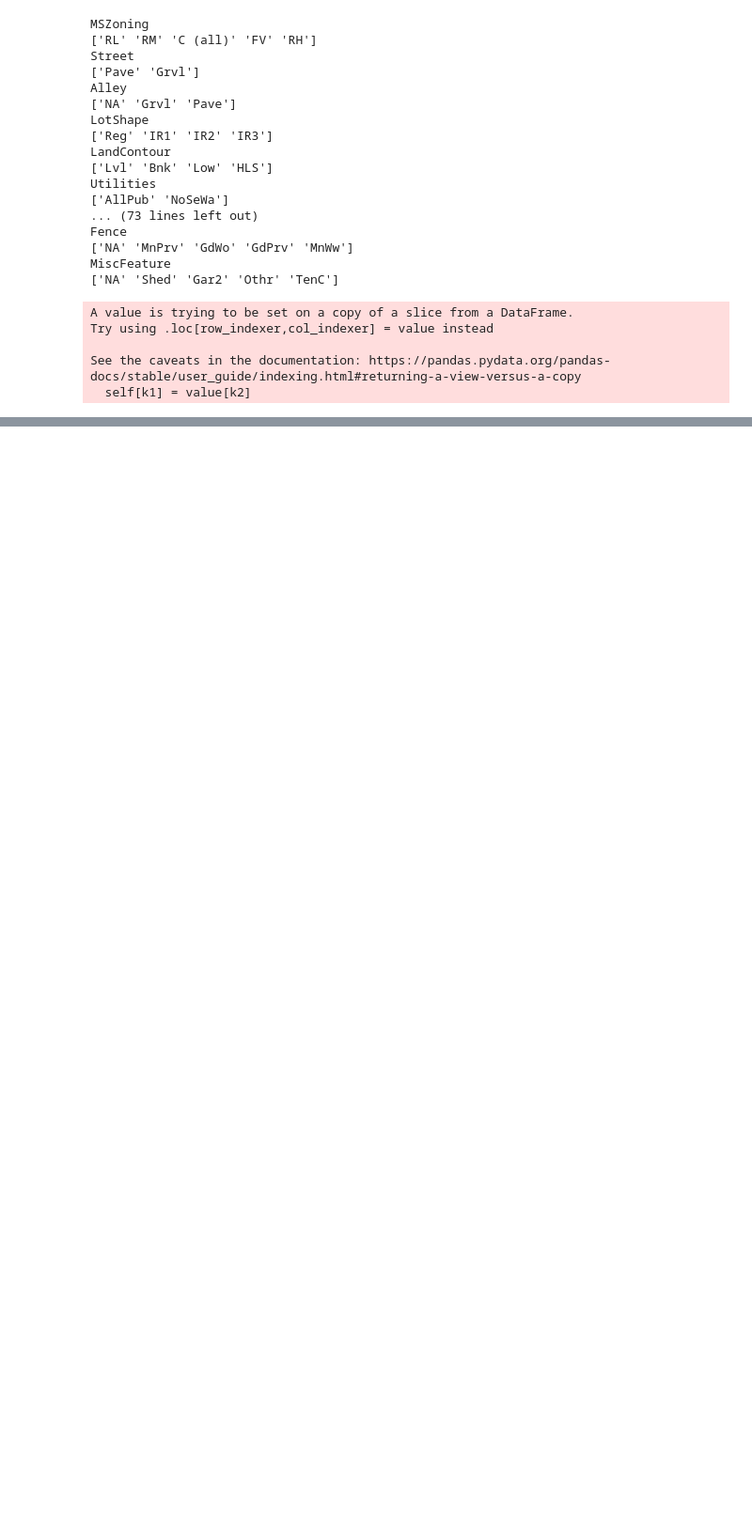
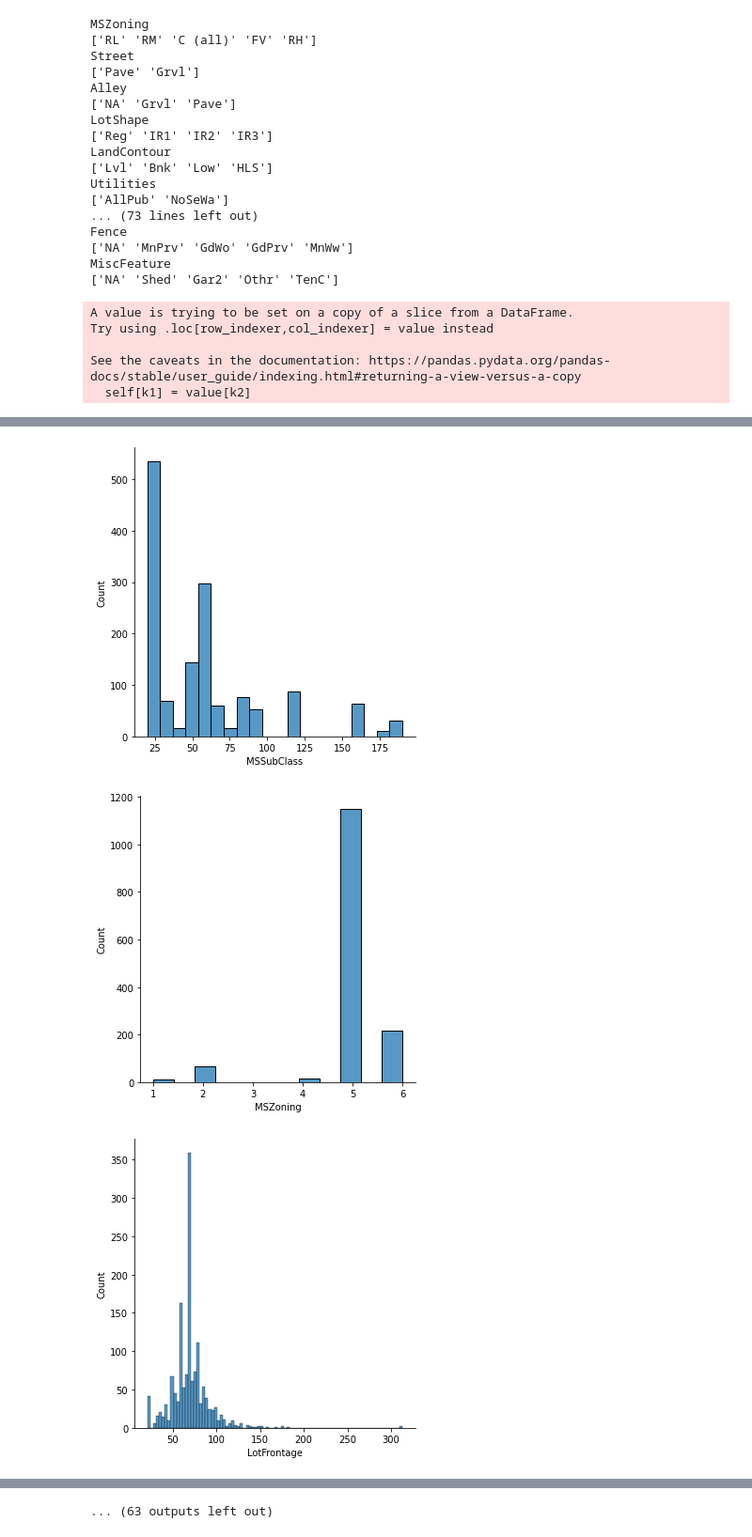
Before and after one commit to JuanFKurucz/ia-portfolio, a Jupyter notebook: content/posts/ca/ames-housing/AMES.ipynb, the cells around one changed output, grey strips where cells are left out. Shown at 94% size. Saved outputs shown, nothing was run; the diff lists cells and outputs as text; code cells hidden in the pictures; blank space fills up the shorter version.

```diff
--- a/content/posts/ca/ames-housing/AMES.ipynb
+++ b/content/posts/ca/ames-housing/AMES.ipynb
@@ -260,7 +252,0 @@ print(X_train)
-# %%
-for column in X_train.columns:
-    print(column)
-    print(X_train[column].value_counts())
-    print("Null values",len(X_train[df[column].isnull()]))
-    print("All values",len(X_train[column]))
-    print()
@@ -332,0 +263,8 @@ X_val_pca = pca.transform(X_val)
+# %%
+for column in X.columns:
+  sns.displot(X[column])
+  plt.show()
+# %% [output]
+[figure, added]
+[figure, added]
+[figure, added]
@@ -332,0 +280 @@ X_val_pca = pca.transform(X_val)
+... (63 outputs left out)
```
Also changed, not shown: parts of 19 cells of this notebook, 8 other files.
